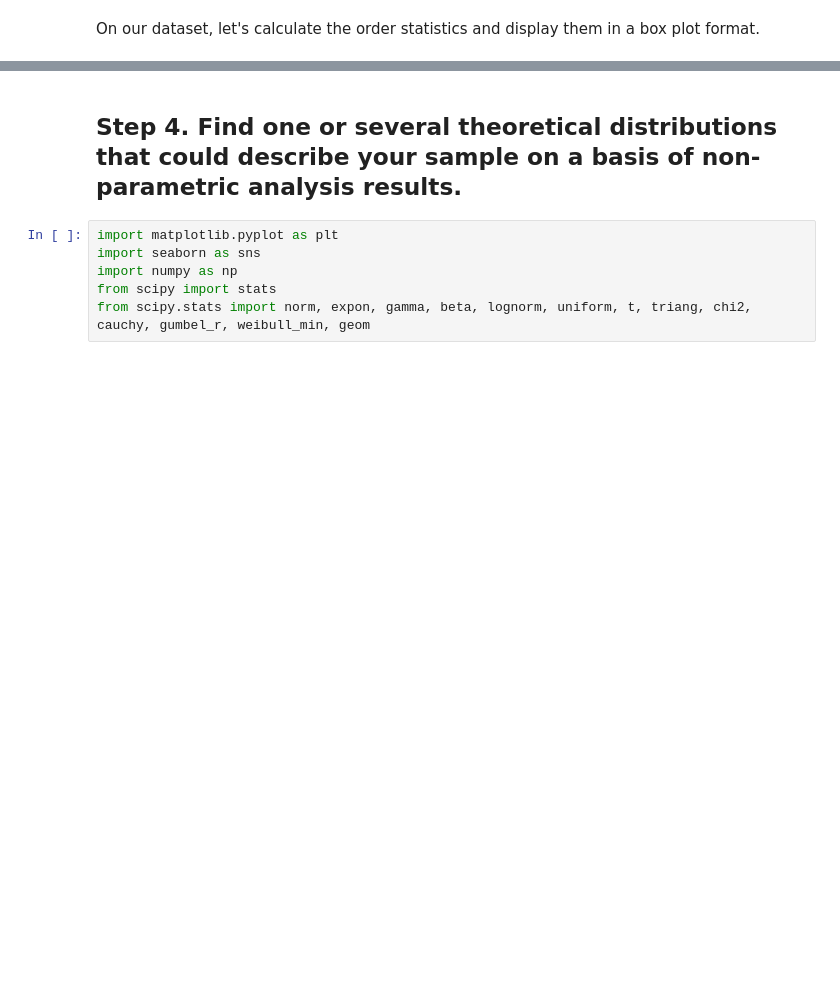
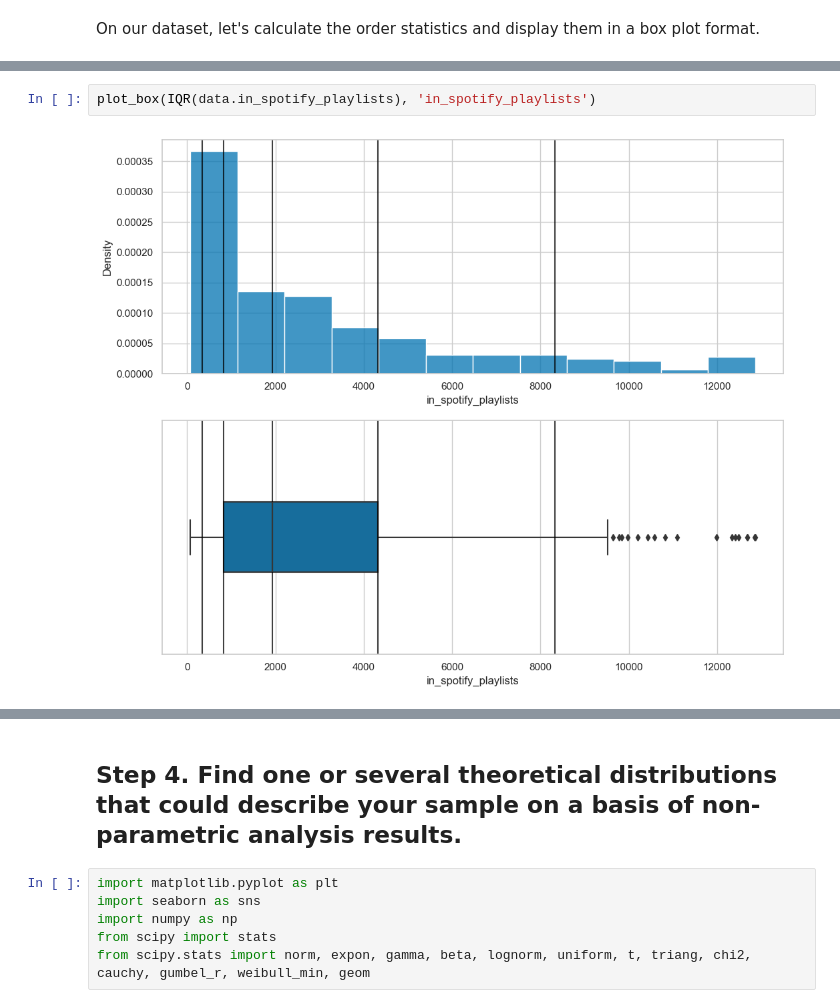
Before and after one commit to THECODEDEMOGORGON/multivariate_data_analysis, a Jupyter notebook: task1.ipynb, the cells around one changed output, grey strips where cells are left out. Cells and saved outputs as stored; diff of their text form; blank space fills up the shorter version.

```diff
--- a/task1.ipynb
+++ b/task1.ipynb
@@ -201,0 +182,4 @@ Standard Deviation: 86.4414929326428
+# %%
+plot_box(IQR(data.in_spotify_playlists), 'in_spotify_playlists')
+# %% [output]
+[figure, added]
```
Also changed, not shown: parts of 7 cells of this notebook.
